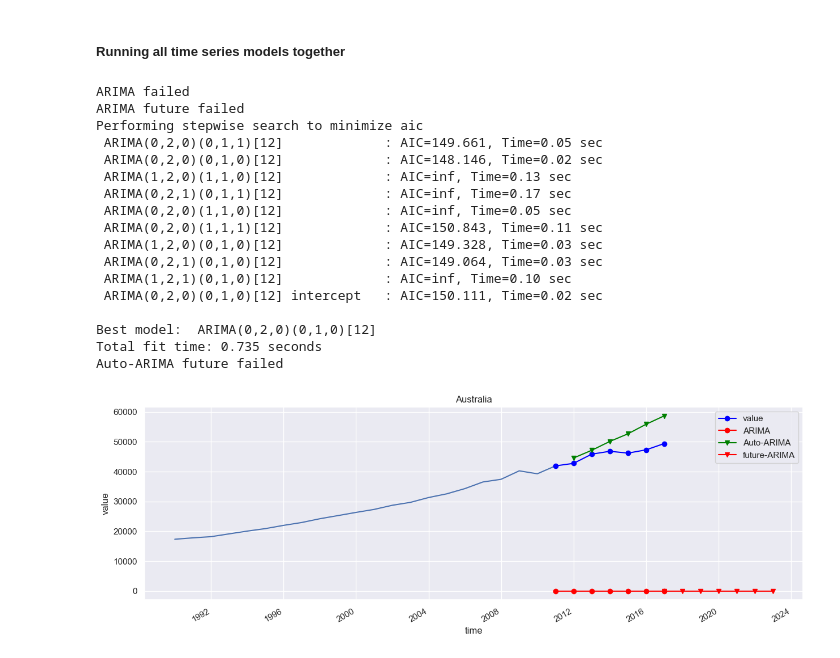
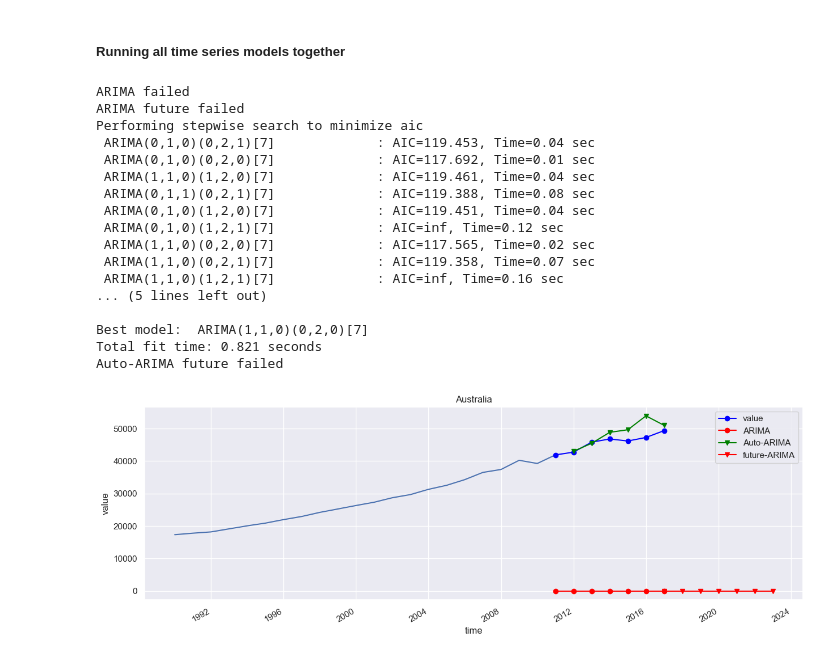
Before and after one commit to Mfundo-debug/time-series, a Jupyter notebook: time-series.ipynb, the cells around one changed output. Saved outputs shown, nothing was run; the diff lists cells and outputs as text; code cells hidden in the pictures.

```diff
--- a/time-series.ipynb
+++ b/time-series.ipynb
@@ -461,7 +461,7 @@ for c in countries:
             predictions_arima_future.columns = ['future-ARIMA']
         except:
             #running ARIMA
-            model_arima = ARIMA(all_data2, order=(4,1,0))
+            model_arima = ARIMA(all_data2, order=(3,2,2))
             model_arima_fit = model_arima.fit()
             predictions_arima_future = model_arima_fit.forecast(steps=7)[0]
             predictions_arima_future = pd.DataFrame(predictions_arima_future, index=future_index_7_years)
@@ -476,7 +476,7 @@ for c in countries:
     try:
         try:
             #running auto-ARIMA on best parameters
-            model_auto_arima = pm.auto_arima(train_data2, start_p=0, start_q=0, max_p=5, max_q=5, m=12, start_P=0, seasonal=True, d=2, D=1, trace=True, error_action='ignore', suppress_warnings=True, stepwise=True)
+            model_auto_arima = pm.auto_arima(train_data2, start_p=0, start_q=0, max_p=5, max_q=5, m=7, start_P=0, seasonal=True, d=1, D=2, trace=True, error_action='ignore', suppress_warnings=True, stepwise=True)
             model_auto_arima.fit(train_data2)
             predictions_auto_arima = model_auto_arima.predict(n_periods=7)
             predictions_auto_arima = pd.DataFrame(predictions_auto_arima, index=index_7_years)
@@ -496,14 +496,14 @@ for c in countries:
         try:
             #this is for future phase
             #running auto-ARIMA on best parameters
-            model_auto_arima = pm.auto_arima(all_data2, start_p=0, start_q=0, max_p=5, max_q=5, m=12, start_P=0, seasonal=True, d=2, D=1, trace=True, error_action='ignore', suppress_warnings=True, stepwise=True)
+            model_auto_arima = pm.auto_arima(all_data2, start_p=0, start_q=0, max_p=5, max_q=5, m=7, start_P=0, seasonal=True, d=2, D=1, trace=True, error_action='ignore', suppress_warnings=True, stepwise=True)
             model_auto_arima.fit(all_data2)
             predictions_auto_arima_future = model_auto_arima.predict(n_periods=7)
             predictions_auto_arima_future = pd.DataFrame(predictions_auto_arima_future, index=future_index_7_years)
             predictions_auto_arima_future.columns = ['future-Auto-ARIMA']
         except:
             #running auto-ARIMA on default parameters
-            model_auto_arima = pm.auto_arima(all_data2, start_p=0, start_q=0, max_p=5, max_q=5, m=12, start_P=0, seasonal=True, d=1, D=1, trace=True, error_action='ignore', suppress_warnings=True, stepwise=True)
+            model_auto_arima = pm.auto_arima(all_data2, start_p=0, start_q=0, max_p=5, max_q=5, m=7, start_P=0, seasonal=True, d=1, D=1, trace=True, error_action='ignore', suppress_warnings=True, stepwise=True)
             model_auto_arima.fit(all_data2)
             predictions_auto_arima_future = model_auto_arima.predict(n_periods=7)
             predictions_auto_arima_future = pd.DataFrame(predictions_auto_arima_future, index=future_index_7_years)
@@ -511,43 +511,43 @@ for c in countries:
     except:
         predictions_auto_arima_future = pd.DataFrame(np.zeros(7), index=future_index_7_years)
         predictions_auto_arima_future.columns = ['future-Auto-ARIMA']
         print('Auto-ARIMA future failed')
 
         #Plotting the results
     fig, ax = plt.subplots(figsize=(15, 5))
     chart = sns.lineplot(x='time', y='value', data= train_data)
     chart.set_title(c)
     valid_data2.plot(ax=ax, color='blue', marker='o',legend=True)
     #plotting validation phase
     try:
         predictions_arima.plot(ax=ax, color='red', marker='o',legend=True)
     except:
         print('ARIMA failed')
     try:
         predictions_auto_arima.plot(ax=ax, color='green', marker='v',legend=True)
     except:
         print('Auto-ARIMA failed')
     #plotting future phase
     try:
         predictions_arima_future.plot(ax=ax, color='red', marker='v',legend=True)
     except:
         print('ARIMA future failed')
 # %% [output]
 ARIMA failed
 ARIMA future failed
 Performing stepwise search to minimize aic
- ARIMA(0,2,0)(0,1,1)[12]             : AIC=149.661, Time=0.05 sec
- ARIMA(0,2,0)(0,1,0)[12]             : AIC=148.146, Time=0.02 sec
- ARIMA(1,2,0)(1,1,0)[12]             : AIC=inf, Time=0.13 sec
- ARIMA(0,2,1)(0,1,1)[12]             : AIC=inf, Time=0.17 sec
- ARIMA(0,2,0)(1,1,0)[12]             : AIC=inf, Time=0.05 sec
- ARIMA(0,2,0)(1,1,1)[12]             : AIC=150.843, Time=0.11 sec
- ARIMA(1,2,0)(0,1,0)[12]             : AIC=149.328, Time=0.03 sec
- ARIMA(0,2,1)(0,1,0)[12]             : AIC=149.064, Time=0.03 sec
- ARIMA(1,2,1)(0,1,0)[12]             : AIC=inf, Time=0.10 sec
- ARIMA(0,2,0)(0,1,0)[12] intercept   : AIC=150.111, Time=0.02 sec
+ ARIMA(0,1,0)(0,2,1)[7]             : AIC=119.453, Time=0.04 sec
+ ARIMA(0,1,0)(0,2,0)[7]             : AIC=117.692, Time=0.01 sec
+ ARIMA(1,1,0)(1,2,0)[7]             : AIC=119.461, Time=0.04 sec
+ ARIMA(0,1,1)(0,2,1)[7]             : AIC=119.388, Time=0.08 sec
+ ARIMA(0,1,0)(1,2,0)[7]             : AIC=119.451, Time=0.04 sec
+ ARIMA(0,1,0)(1,2,1)[7]             : AIC=inf, Time=0.12 sec
+ ARIMA(1,1,0)(0,2,0)[7]             : AIC=117.565, Time=0.02 sec
+ ARIMA(1,1,0)(0,2,1)[7]             : AIC=119.358, Time=0.07 sec
+ ARIMA(1,1,0)(1,2,1)[7]             : AIC=inf, Time=0.16 sec
+... (5 lines left out)
 
-Best model:  ARIMA(0,2,0)(0,1,0)[12]
-Total fit time: 0.735 seconds
+Best model:  ARIMA(1,1,0)(0,2,0)[7]
+Total fit time: 0.821 seconds
 Auto-ARIMA future failed
-[figure, old version]
+[figure, new version]
```
